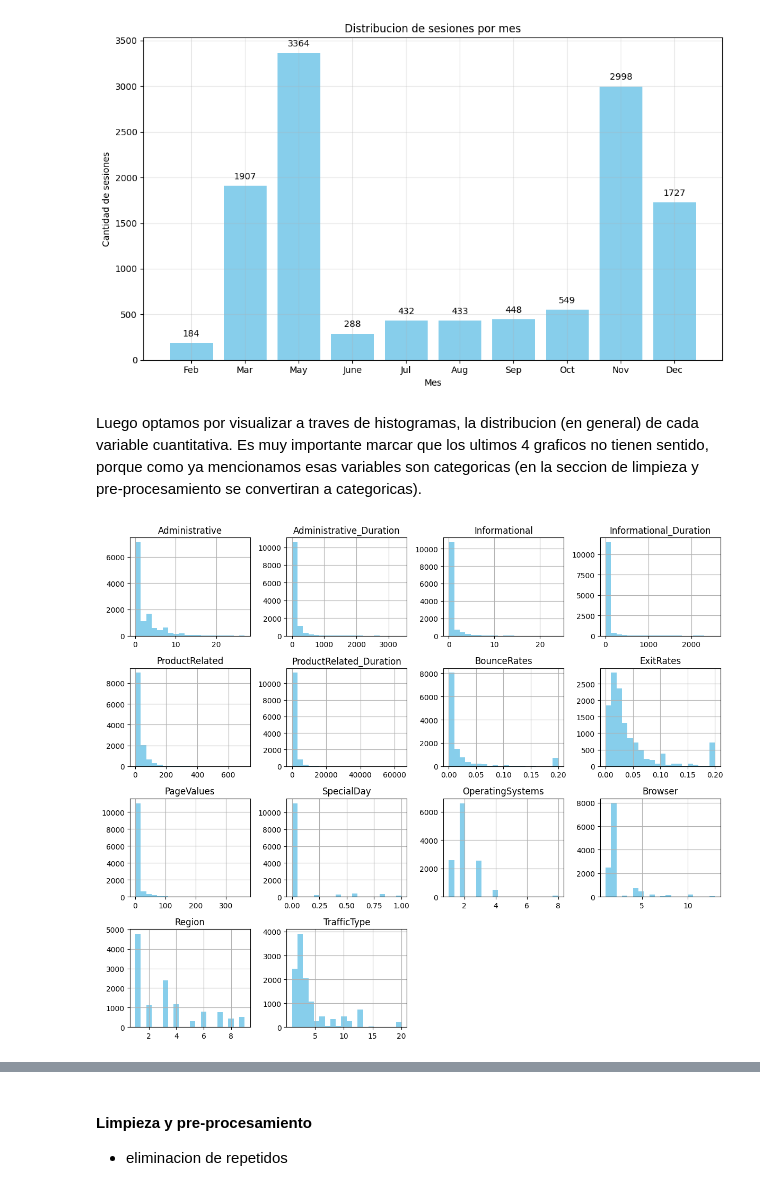
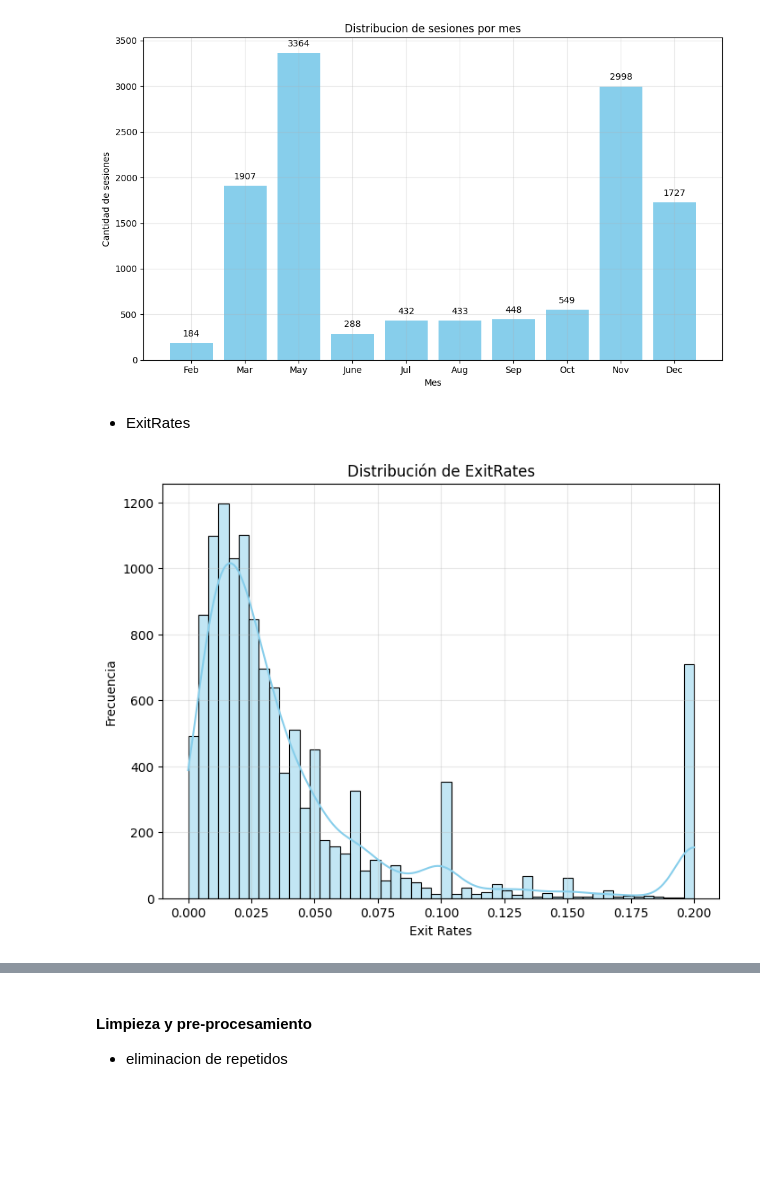
Before and after one commit to Simon22-lab/TPE-Abraham-Cisilino-2025, a Jupyter notebook: tpe.ipynb, the cells around one changed output, grey strips where cells are left out. Saved outputs shown, nothing was run; the diff lists cells and outputs as text; code cells hidden in the pictures; blank space fills up the shorter version.

```diff
--- a/tpe.ipynb
+++ b/tpe.ipynb
@@ -281,11 +281,16 @@ plt.tight_layout()
 plt.show()
 # %% [output]
 [figure]
-# %% [markdown]
-Luego optamos por visualizar a traves de histogramas, la distribucion (en general) de cada variable cuantitativa. Es muy importante marcar que los ultimos 4 graficos no tienen sentido, porque como ya mencionamos esas variables son categoricas (en la seccion de limpieza y pre-procesamiento se convertiran a categoricas).
-# %%
-dataset_compras.hist(figsize=(12, 10), bins=20,color = ["skyblue"])
-plt.tight_layout()
-plt.show()
-# %% [output]
-[figure, removed]
+# %% [markdown]
+- ExitRates
+# %%
+# Grafico de densidad (KDE) + histograma
+plt.figure(figsize=(8, 6))
+sns.histplot(dataset_compras["ExitRates"], kde=True, color="skyblue", bins=50)
+plt.title("Distribución de ExitRates")
+plt.xlabel("Exit Rates")
+plt.ylabel("Frecuencia")
+plt.grid(True, alpha=0.3)
+plt.show()
+# %% [output]
+[figure, added]
```
Also changed, not shown: parts of 15 cells of this notebook, 1 other file.
